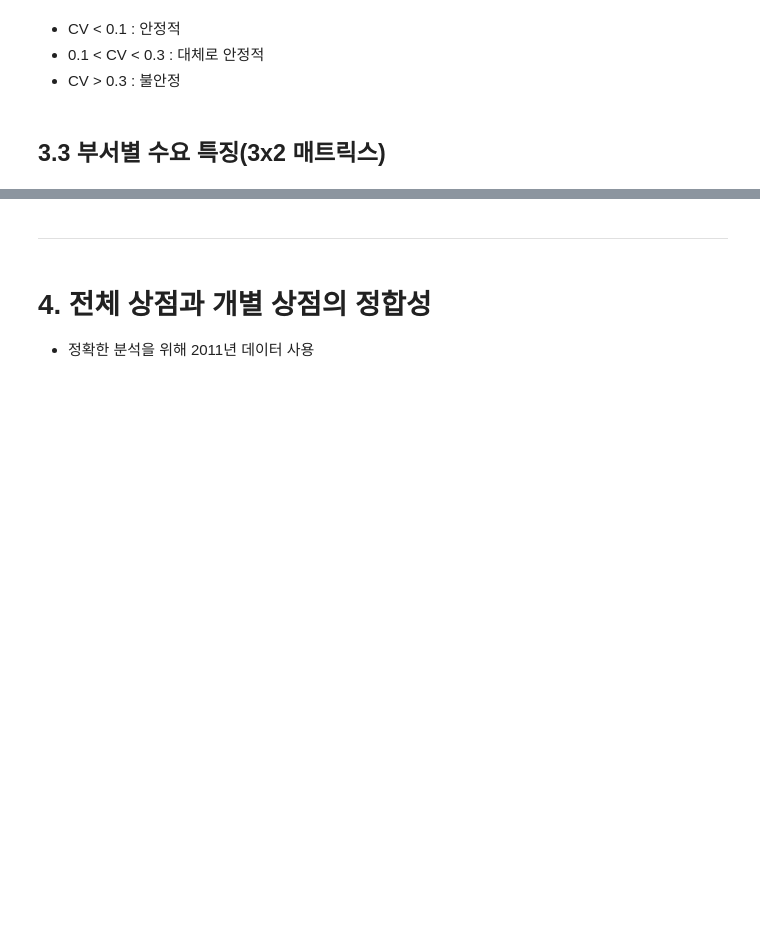
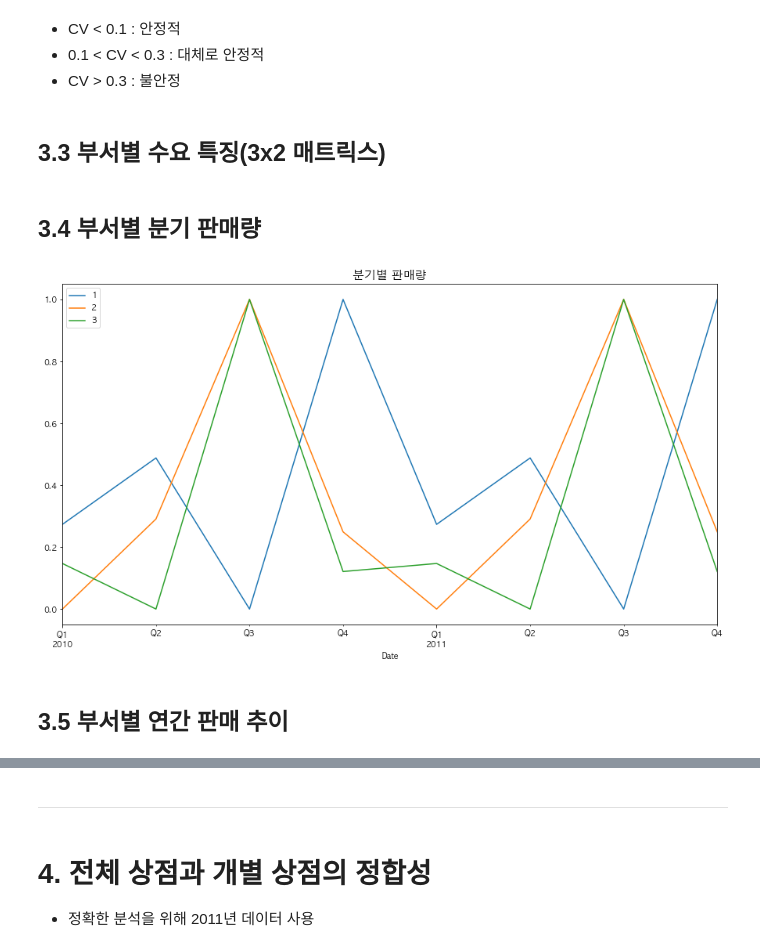
Before and after one commit to lee-jong-gu/walmart_Store_sales_forecasting, a Jupyter notebook: 1. 분류 예측 알고리즘.ipynb, the cells around one changed output, grey strips where cells are left out. Cells and saved outputs as stored; diff of their text form; code cells hidden in the pictures; blank space fills up the shorter version.

```diff
--- a/1. 분류 예측 알고리즘.ipynb
+++ b/1. 분류 예측 알고리즘.ipynb
@@ -610,3 +610,33 @@ HQ_MV = sorted(list(set(all_CV_MV) & set(HQ)))
 # 변동계수 > 0.25
 LQ_HV = sorted(list(set(all_CV_HV) & set(LQ)))
 HQ_HV = sorted(list(set(all_CV_HV) & set(HQ)))
+# %% [markdown]
+## 3.4 부서별 분기 판매량
+# %%
+q_df = train_features_type[(train_features_type['Date'] >= '2010-04-01') & (train_features_type['Date'] < '2012-01-01')]
+q1_2010 = train_features_type[train_features_type['Date'] < '2010-04-01']
+
+dept = [1,2,3]
+for i in dept:
+    temp_df = pd.DataFrame()
+    temp_df2 = pd.DataFrame()
+    x = pd.DataFrame(q_df[q_df['Dept']==i].set_index('Date').resample('QS')['Weekly_Sales'].mean())
+    x.loc['2010-01-01'] = q1_2010[q1_2010['Dept']==i]['Weekly_Sales'].mean()
+    x = x.reset_index()
+    pd.to_datetime(x['Date'])
+    x = x.sort_values(by='Date')
+    x = x.set_index('Date')
+    temp_df = pd.concat([temp_df,x],axis=1)
+    try:
+        date_sales_q = pd.concat([temp_df,temp_df2])
+        result_add_q = seasonal_decompose(date_sales_q,model='additive')
+    except:
+        pass
+    ((result_add_q.seasonal-result_add_q.seasonal.min()) / (result_add_q.seasonal.max() - result_add_q.seasonal.min())).plot(figsize=(15,8))
+    # result_add_q.seasonal.plot(ax=ax[1])
+    plt.title("분기별 판매량",fontsize=15)
+    plt.legend(dept)
+# %% [output]
+[figure, added]
+# %% [markdown]
+## 3.5 부서별 연간 판매 추이
```
Also changed, not shown: parts of 2 cells of this notebook, 1 other file.
